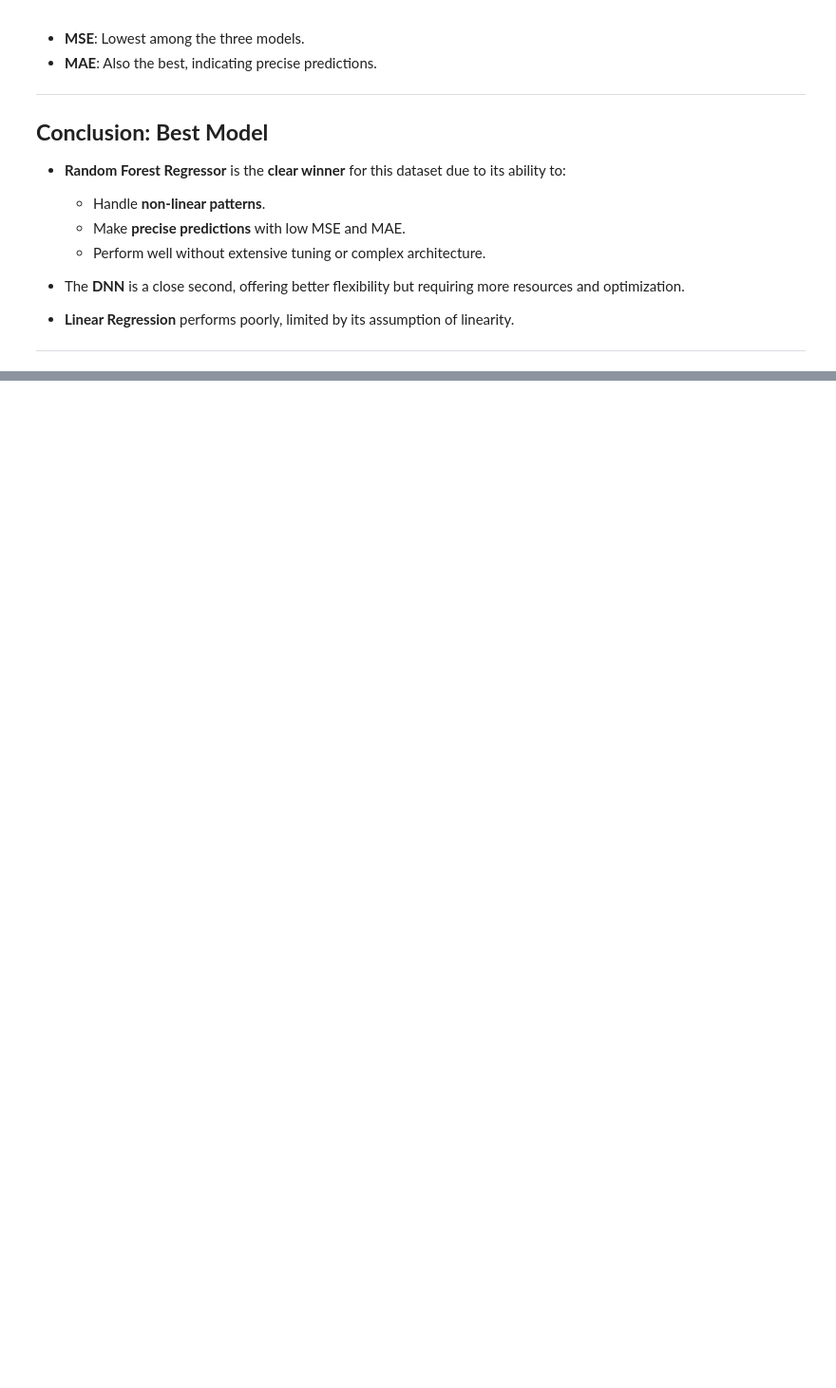
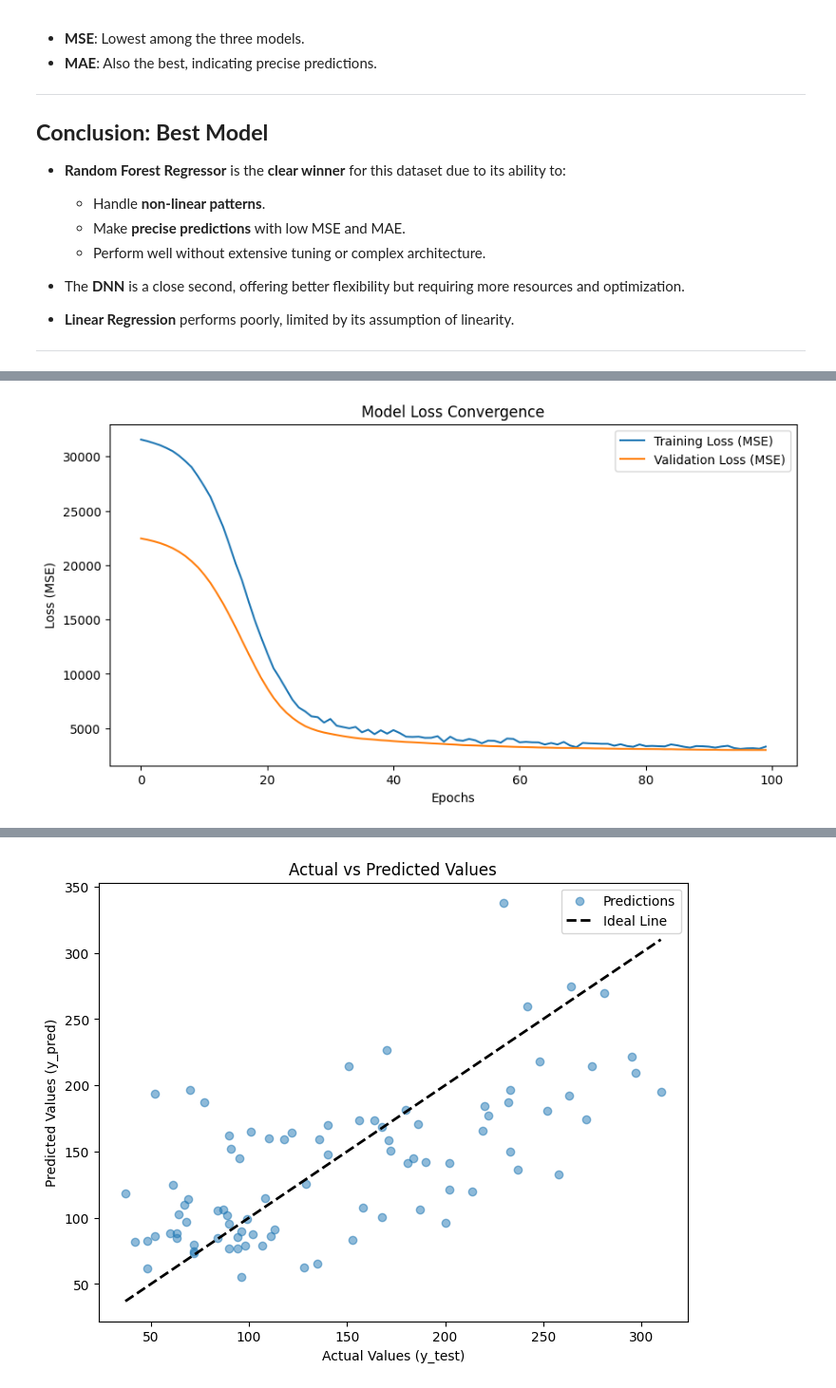
Before and after one commit to simbouch/tf_learing_1, a Jupyter notebook: notebooks/A_04_02_Reg_Lin_TF.ipynb, the cells around one changed output, grey strips where cells are left out. Shown: that part at 95% size. Saved outputs shown, nothing was run; the diff lists cells and outputs as text; code cells hidden in the pictures; blank space fills up the shorter version.

```diff
--- a/notebooks/A_04_02_Reg_Lin_TF.ipynb
+++ b/notebooks/A_04_02_Reg_Lin_TF.ipynb
@@ -989,3 +990,74 @@ We evaluated the performance of three models: **Linear Regression**, **Deep Neur
 - **Linear Regression** performs poorly, limited by its assumption of linearity.
 
 ---
+# %%
+# Import necessary libraries
+from sklearn.datasets import load_diabetes
+from sklearn.model_selection import train_test_split
+from sklearn.preprocessing import StandardScaler
+import tensorflow as tf
+import matplotlib.pyplot as plt
+
+# Step 1: Load and preprocess the dataset
+diabetes = load_diabetes()
+X = diabetes.data  # Features
+y = diabetes.target  # Target variable
+
+# Split into training and testing sets
+X_train, X_test, y_train, y_test = train_test_split(X, y, test_size=0.2, random_state=42)
+
+# Normalize the features
+scaler = StandardScaler()
+X_train_scaled = scaler.fit_transform(X_train)
+X_test_scaled = scaler.transform(X_test)
+
+# Step 2: Build a more complex model
+# Explanation: Adding more layers and neurons to capture complex relationships.
+# Adding ReLU activation for non-linearity and L2 regularization to prevent overfitting.
+# Dropout layers are also included for regularization.
+model = tf.keras.Sequential([
+    tf.keras.layers.Input(shape=(X_train_scaled.shape[1],)),  # Input layer
+    tf.keras.layers.Dense(64, activation='relu', kernel_regularizer=tf.keras.regularizers.l2(0.01)),  # Hidden layer 1
+    tf.keras.layers.Dropout(0.3),  # Dropout layer
+    tf.keras.layers.Dense(32, activation='relu', kernel_regularizer=tf.keras.regularizers.l2(0.01)),  # Hidden layer 2
+    tf.keras.layers.Dense(1)  # Output layer
+])
+
+# Step 3: Compile the model with a custom learning rate
+# Explanation: Using Adam optimizer with a lower learning rate for more stable training.
+model.compile(optimizer=tf.keras.optimizers.Adam(learning_rate=0.0005), loss='mse', metrics=['mae'])
+
+# Step 4: Train the model
+# Explanation: Increasing the number of epochs for better convergence.
+# Using a smaller batch size for more frequent updates.
+history = model.fit(X_train_scaled, y_train, epochs=100, batch_size=16, validation_split=0.2, verbose=1)
+
+# Step 5: Evaluate the model
+# Explanation: Evaluating the model on the test set to measure performance.
+test_loss, test_mae = model.evaluate(X_test_scaled, y_test, verbose=0)
+print(f"Test Loss (MSE): {test_loss:.4f}")
+print(f"Test MAE: {test_mae:.4f}")
+
+# Step 6: Visualize training history
+# Explanation: Plotting the training and validation loss to assess convergence.
+plt.figure(figsize=(10, 5))
+plt.plot(history.history['loss'], label='Training Loss (MSE)')
+plt.plot(history.history['val_loss'], label='Validation Loss (MSE)')
+plt.xlabel('Epochs')
+plt.ylabel('Loss (MSE)')
+plt.title('Model Loss Convergence')
+plt.legend()
+plt.show()
+
+# Step 7: Visualize predictions vs actual values
+# Explanation: Comparing predicted and actual values to assess accuracy.
+y_pred = model.predict(X_test_scaled).flatten()
+plt.figure(figsize=(8, 6))
+plt.scatter(y_test, y_pred, alpha=0.5, label='Predictions')
+plt.plot([y_test.min(), y_test.max()], [y_test.min(), y_test.max()], 'k--', lw=2, label='Ideal Line')
+plt.xlabel('Actual Values (y_test)')
+plt.ylabel('Predicted Values (y_pred)')
+plt.title('Actual vs Predicted Values')
+plt.legend()
+plt.show()
+# %% [output]
@@ -991,0 +1081 @@ We evaluated the performance of three models: **Linear Regression**, **Deep Neur
+[figure, added]
@@ -991,0 +1083 @@ We evaluated the performance of three models: **Linear Regression**, **Deep Neur
+[figure, added]
```
Also changed, not shown: parts of 3 cells of this notebook, 10 other files.
